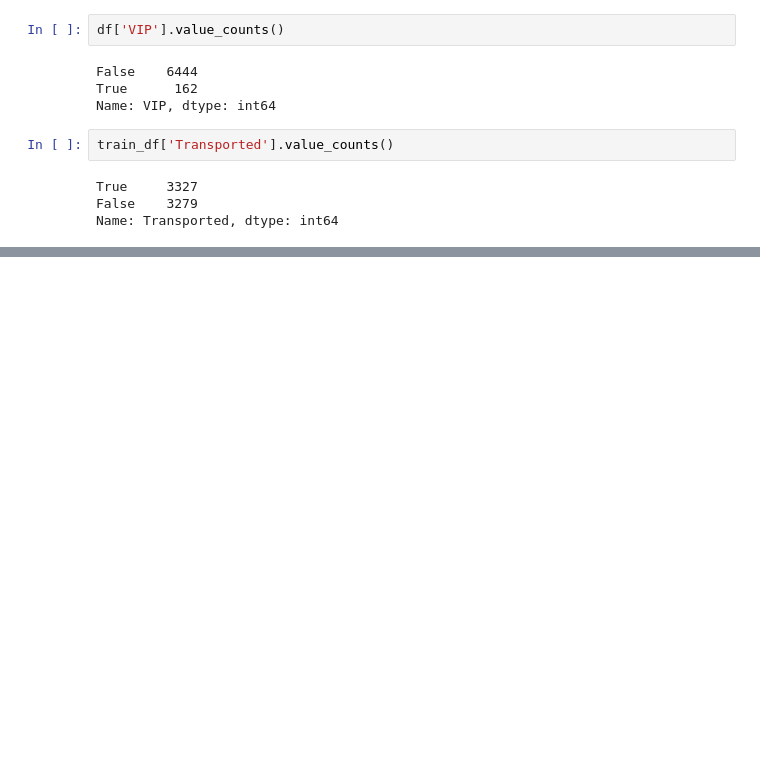
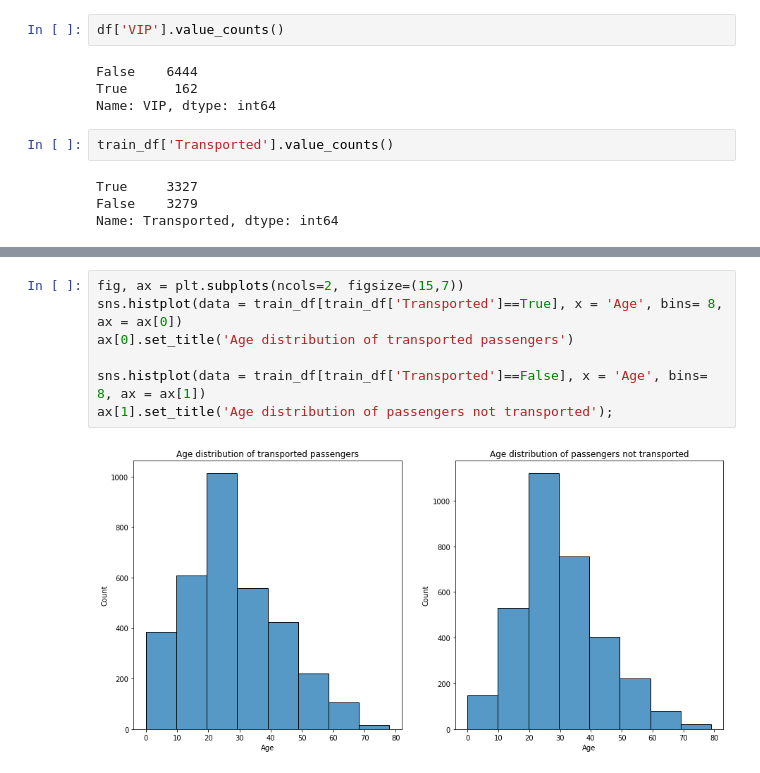
Before and after one commit to gioelebbc/Kaggle-Titanic-spaceship, a Jupyter notebook: code.ipynb, the cells around one changed output, grey strips where cells are left out. Cells and saved outputs as stored; diff of their text form; blank space fills up the shorter version.

```diff
--- a/code.ipynb
+++ b/code.ipynb
@@ -227,0 +215,9 @@ train_df
+# %%
+fig, ax = plt.subplots(ncols=2, figsize=(15,7))
+sns.histplot(data = train_df[train_df['Transported']==True], x = 'Age', bins= 8, ax = ax[0])
+ax[0].set_title('Age distribution of transported passengers')
+
+sns.histplot(data = train_df[train_df['Transported']==False], x = 'Age', bins= 8, ax = ax[1])
+ax[1].set_title('Age distribution of passengers not transported');
+# %% [output]
+[figure, added]
```
Also changed, not shown: parts of 3 cells of this notebook.
